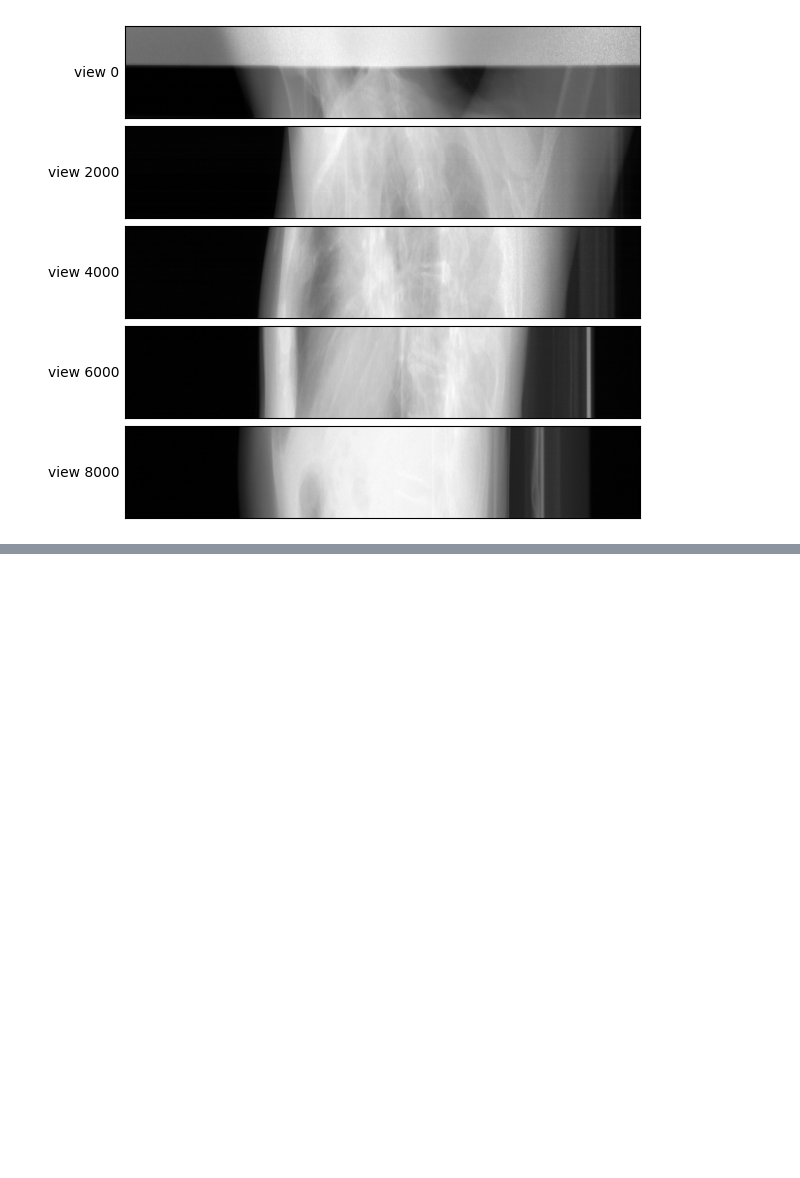
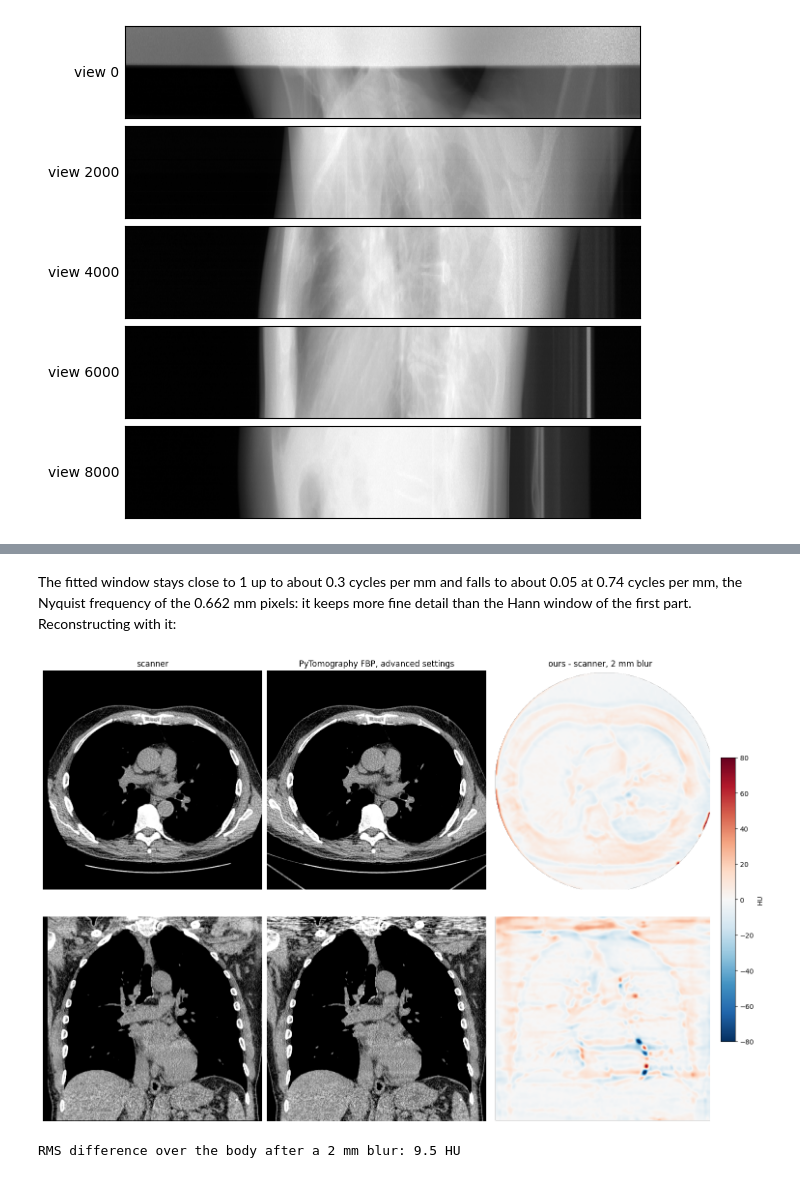
Before and after one commit to PyTomography/PyTomography, a Jupyter notebook: docs/source/notebooks/t_CT_GEN3.ipynb, the cells around one changed output, grey strips where cells are left out. Drawn from its saved outputs; the diff is of its cells as text; code cells hidden in the pictures; blank space fills up the shorter version.

```diff
--- a/docs/source/notebooks/t_CT_GEN3.ipynb
+++ b/docs/source/notebooks/t_CT_GEN3.ipynb
@@ -123,0 +179,9 @@ The two axial images line up and show the same anatomy. Ours is smoother: three
+# %% [markdown]
+The fitted window stays close to 1 up to about 0.3 cycles per mm and falls to about 0.05 at 0.74 cycles per mm, the Nyquist frequency of the 0.662 mm pixels: it keeps more fine detail than the Hann window of the first part. Reconstructing with it:
+# %%
+matched = FilteredBackProjection(proj, system_matrix, filter=window, slice_thickness=1.25)()
+hu_matched = (1000 * (matched / mu_water - 1)).cpu().numpy()
+compare(hu_matched, 'PyTomography FBP, advanced settings')
+# %% [output]
+[figure, added]
+RMS difference over the body after a 2 mm blur: 9.5 HU
```
Also changed, not shown: parts of 27 cells of this notebook, 1 other file.
